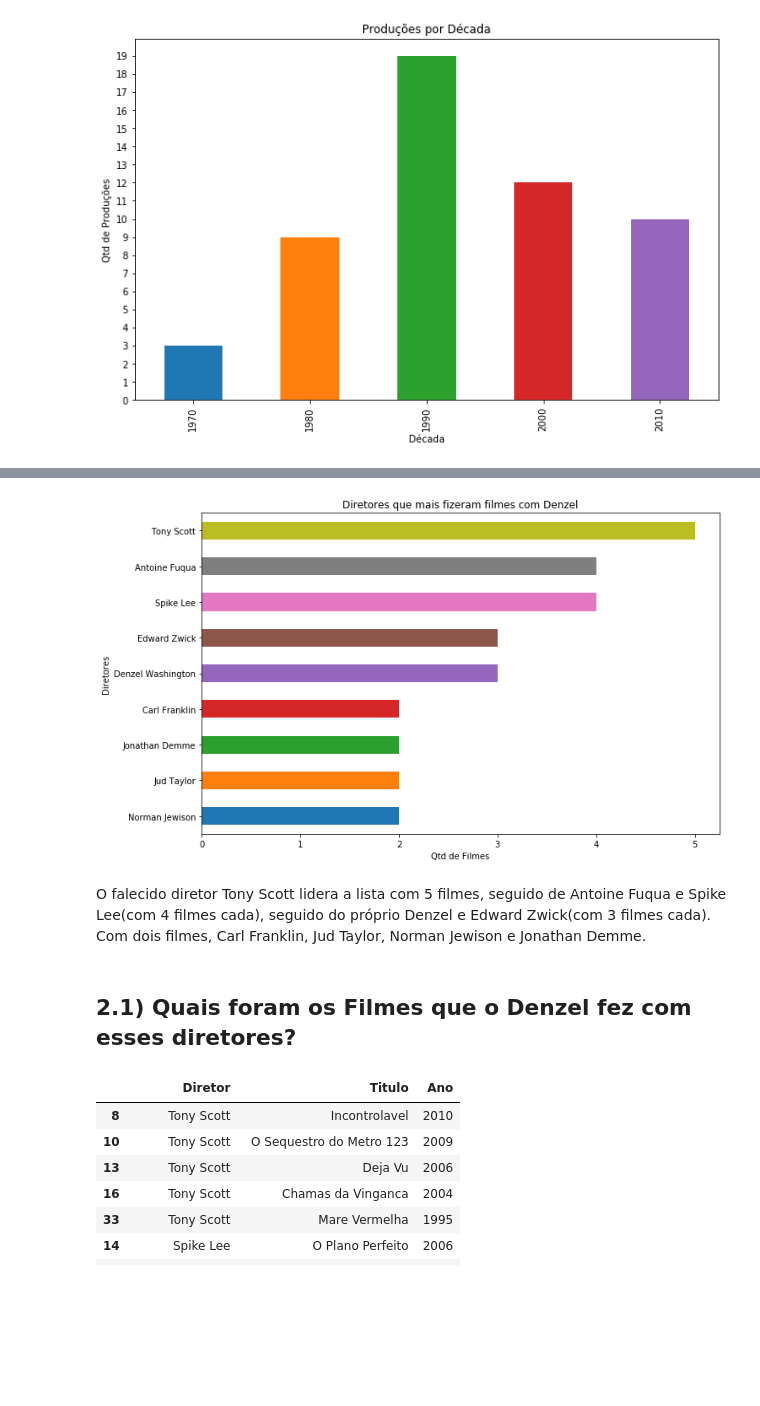
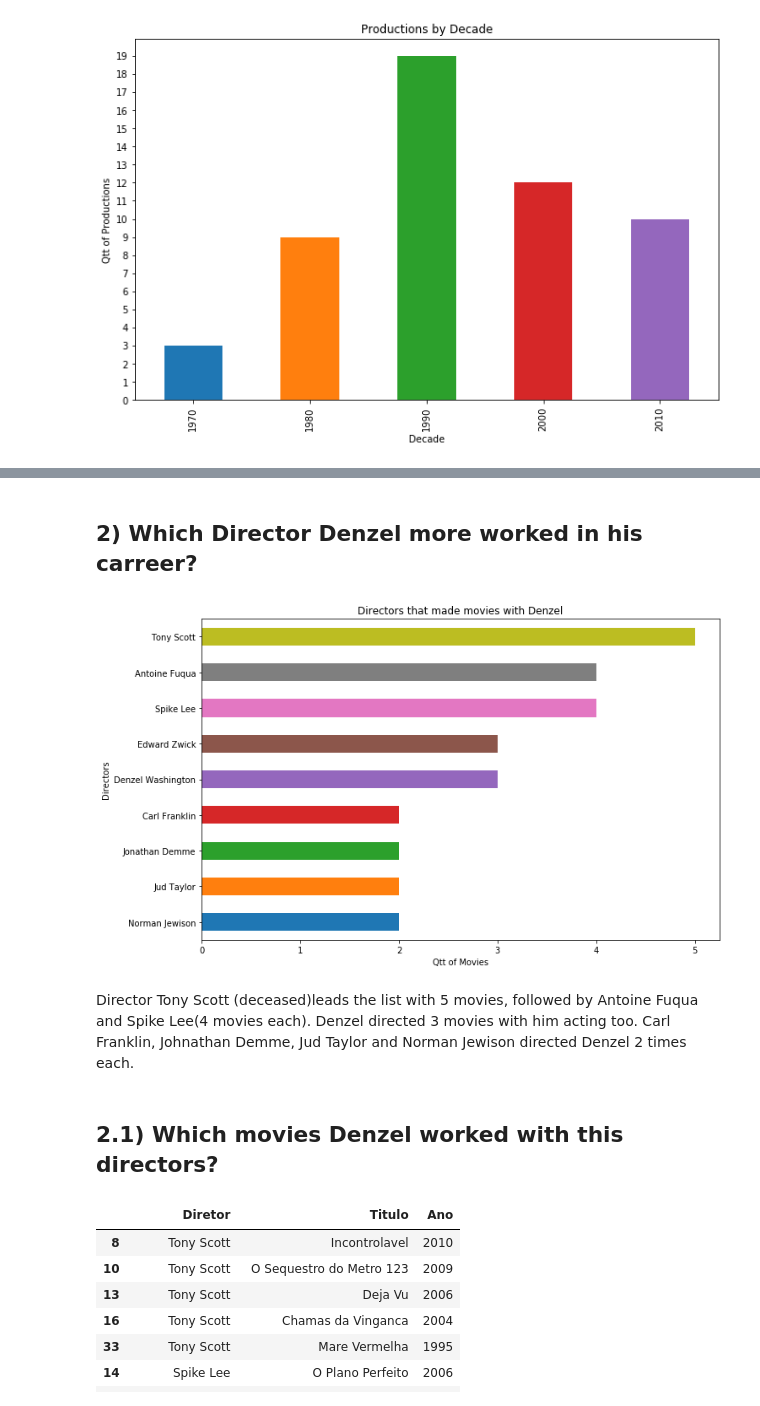
Before and after one commit to thiribeiro/Webscraping, a Jupyter notebook: Denzel Washington IMDb Movies/Denzel Washington Movies IMDB - EDA.ipynb, the cells around one changed output, grey strips where cells are left out. Drawn from its saved outputs; the diff is of its cells as text; code cells hidden in the pictures; blank space fills up the shorter version.

```diff
--- a/Denzel Washington IMDb Movies/Denzel Washington Movies IMDB - EDA.ipynb
+++ b/Denzel Washington IMDb Movies/Denzel Washington Movies IMDB - EDA.ipynb
@@ -21,6 +21,6 @@ warnings.filterwarnings('ignore')
 # %%
-#Pegando arquivo .csv
-df = pd.read_csv('filmes_denzel.csv',sep=';', encoding='ISO-8859-1')
+#Getting .csv file
+df = pd.read_csv('filmes_denzel_V2.csv',sep=';', encoding='ISO-8859-1')
 # %%
 df.head(4)
 # %% [output]
@@ -134 +132,3 @@ Considerando que a década de 2010 ainda não acabou, é possível que o número
+# %% [markdown]
+## 2) Which Director Denzel more worked in his carreer?
 # %%
@@ -142,17 +142,17 @@ dfDiretor.loc[dfDiretor['Diretor'].isin((dfDiretor['Diretor'].value_counts()[dfD
 dfGraphDir = dfDiretor[dfDiretor['Diretor'] != 'Outros']
 dfGraphDir = dfGraphDir[dfGraphDir['Diretor'].notnull()]
 # %%
-#Grafico com diretores que trabalharam com Denzel
+#Director's graph
 plt.rcParams['figure.figsize'] = (11,7)
 plt.figure();
-plt.title('Diretores que mais fizeram filmes com Denzel')
-plt.xlabel('Qtd de Filmes')
-plt.ylabel('Diretores')
+plt.title('Directors that made movies with Denzel')
+plt.xlabel('Qtt of Movies')
+plt.ylabel('Directors')
 dfGraphDir['Diretor'].value_counts(ascending=True).plot(kind='barh');
 # %% [output]
-[figure, old version]
+[figure, new version]
-# %% [markdown]
-O falecido diretor Tony Scott lidera a lista com 5 filmes, seguido de Antoine Fuqua e Spike Lee(com 4 filmes cada), seguido do próprio Denzel e Edward Zwick(com 3 filmes cada). Com dois filmes, Carl Franklin, Jud Taylor, Norman Jewison e Jonathan Demme.
-# %% [markdown]
-## 2.1) Quais foram os Filmes que o Denzel fez com esses diretores?
+# %% [markdown]
+Director Tony Scott (deceased)leads the list with 5 movies, followed by Antoine Fuqua and Spike Lee(4 movies each). Denzel directed 3 movies with him acting too. Carl Franklin, Johnathan Demme, Jud Taylor and Norman Jewison directed Denzel 2 times each.
+# %% [markdown]
+## 2.1) Which movies Denzel worked with this directors?
 # %%
```
Also changed, not shown: parts of 76 cells of this notebook.
